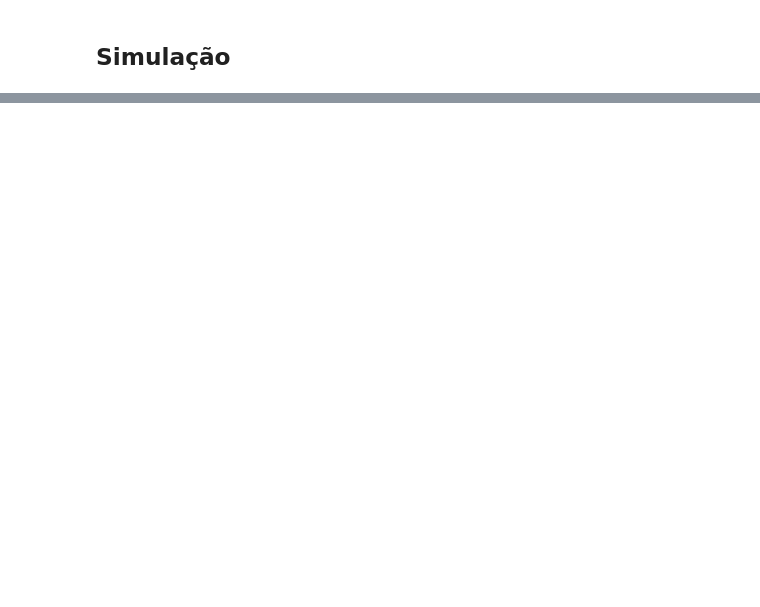
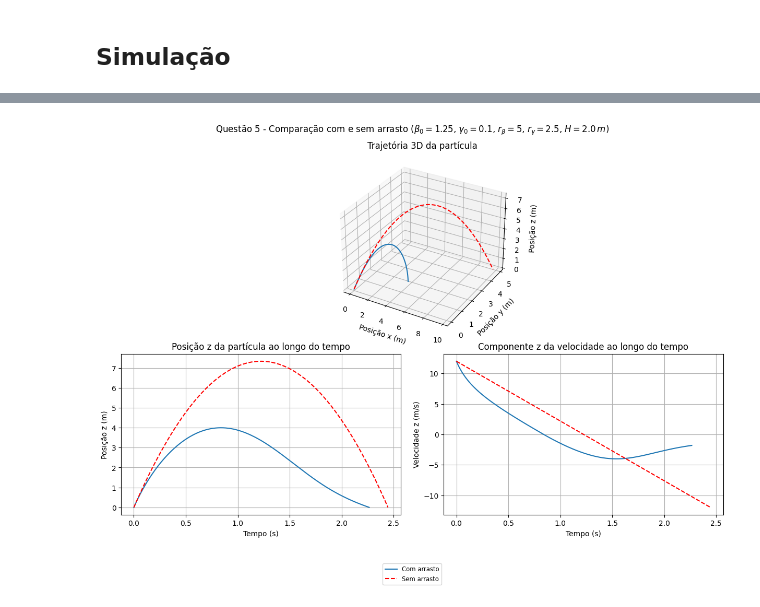
Before and after one commit to Lucas-GBP/mecanica-geral, a Jupyter notebook: src/firstProject.ipynb, the cells around one changed output, grey strips where cells are left out. Cells and saved outputs as stored; diff of their text form; code cells hidden in the pictures; blank space fills up the shorter version.

```diff
--- a/src/firstProject.ipynb
+++ b/src/firstProject.ipynb
@@ -36,6 +43,9 @@ class Particle:
 #### $$\vec F_g = ma_g\cdot\hat k$$
 # %%
-def gravitational_force(particle: Particle, a:float) -> Vec3:
-    magnitude = -particle.mass * a
-    return Vec3(0, 0, magnitude)
+GRAVITATIONAL_ACCELERATION = 9.81   # [m/s^2]
+def gravitational_force(a:float = GRAVITATIONAL_ACCELERATION) -> ForceFunc:
+    def f(particle: Particle) -> Vec3:
+        magnitude = -particle.mass * a
+        return Vec3(0, 0, magnitude)
+    return f
 # %% [markdown]
@@ -224,0 +530,35 @@ VBox(children=(HBox(children=(FloatSlider(value=1.0, description='β₀ (kg/s):'
+# %%
+COM = {
+    'beta_o': 1.25,
+    'gamma_o': 0.1,
+    'r_beta': 5,
+    'r_gamma': 2.5,
+    'h': 2.0
+}
+
+simulations_plot_commun = [
+    SimulationPlot(label='Com arrasto', result=simulate_until_ground(
+        beta_o=COM['beta_o'],
+        gamma_o=COM['gamma_o'],
+        r_beta=COM['r_beta'],
+        r_gamma=COM['r_gamma'],
+        h=COM['h'],
+        velocity=Vec3(4.0, 2.0, 12.0)
+    ), plot_style={'linestyle': '-'}),
+    SimulationPlot(label='Sem arrasto', result=simulate_until_ground(
+        beta_o=COM['beta_o'],
+        gamma_o=COM['gamma_o'],
+        r_beta=COM['r_beta'],
+        r_gamma=COM['r_gamma'],
+        h=COM['h'],
+        velocity=Vec3(4.0, 2.0, 12.0),
+        with_drag=False
+    ), plot_style={'linestyle': '--', 'color': 'red'}),
+]
+
+comparacao_arrasto_fig, comparacao_arrasto_axes = plot_three_panels(
+    simulations_plot_commun,
+    suptitle=rf'Questão 5 - Comparação com e sem arrasto ($\beta_0={COM["beta_o"]}$, $\gamma_0={COM["gamma_o"]}$, $r_\beta={COM["r_beta"]}$, $r_\gamma={COM["r_gamma"]}$, $H={COM["h"]}\,m$)'
+)
+# %% [output]
+[figure, added]
```
Also changed, not shown: parts of 27 cells of this notebook, 2 other files.
